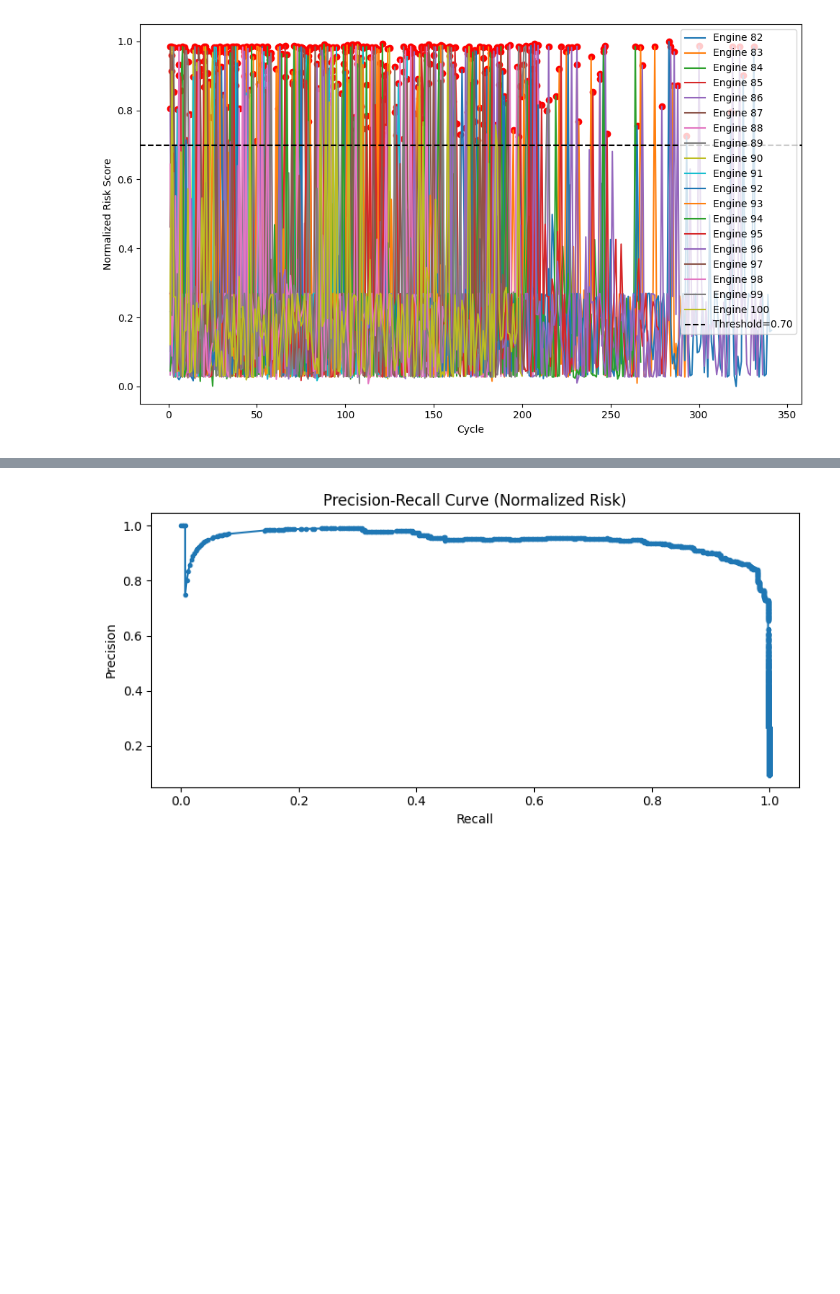
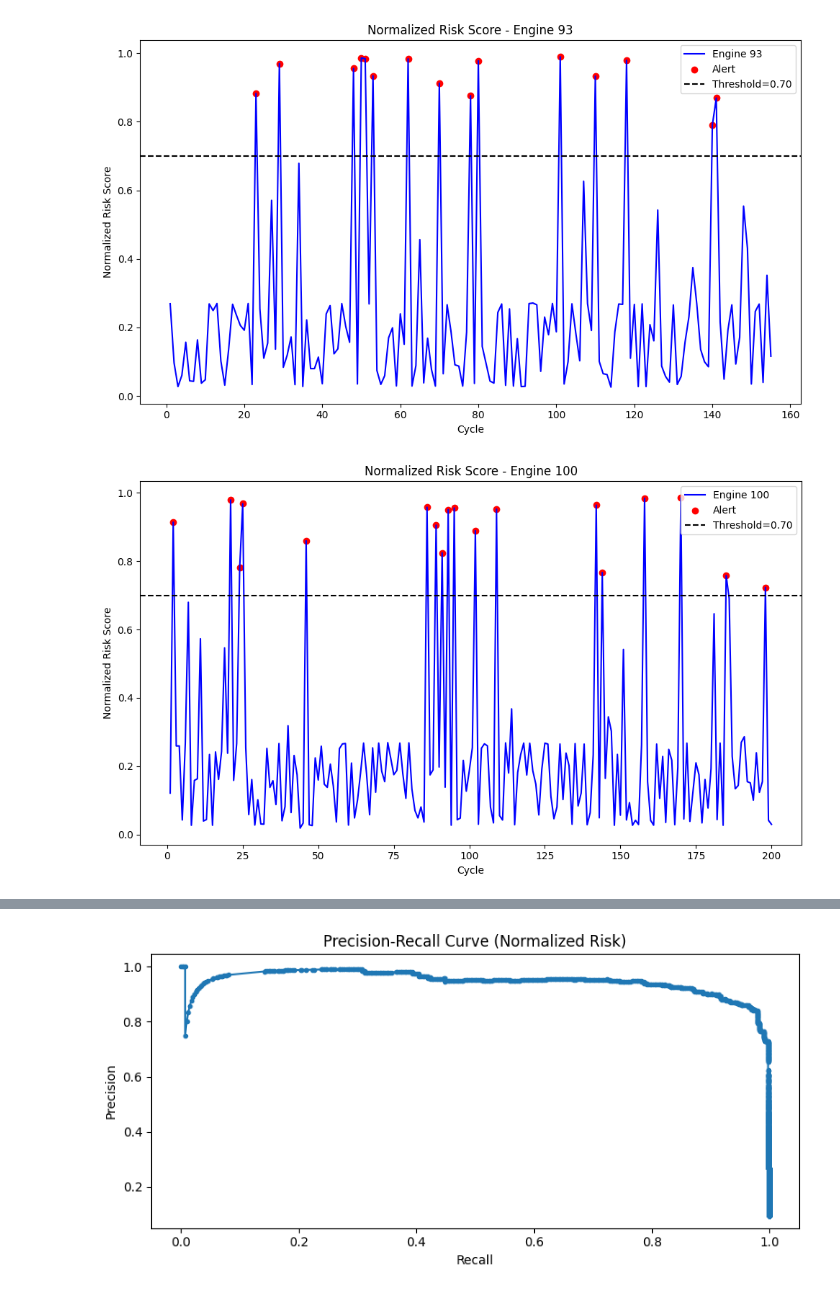
Before and after one commit to Dristro/ML_Project, a Jupyter notebook: G_007_053_055_132_199/code/Phase_4/Phase_4_pls_work.ipynb, the cells around one changed output, grey strips where cells are left out. Drawn from its saved outputs; the diff is of its cells as text; code cells hidden in the pictures; blank space fills up the shorter version.

```diff
--- a/G_007_053_055_132_199/code/Phase_4/Phase_4_pls_work.ipynb
+++ b/G_007_053_055_132_199/code/Phase_4/Phase_4_pls_work.ipynb
@@ -88,32 +88,49 @@ alerts_dynamic = normalized_risk_score > dynamic_threshold
 # %%
 ##########################################################
 # STEP 6: Visualization over time for selected engines
 ##########################################################
 df_full = pd.read_csv('../Phase_1/train_FD001_phase_1.csv')
 df_full.rename(columns={'Num cycles': 'cycle'}, inplace=True)
 
 # align predictions to last N cycles
 df_tail = df_full.tail(len(X_test)).copy()
 
 df_tail['Stage_4_Prob'] = stage_4_probs
 df_tail['Avg_Time_Left'] = avg_time_left
 df_tail['Risk_Score'] = risk_score
 df_tail['Normalized_Risk_Score'] = normalized_risk_score
 df_tail['Alert'] = alerts
 df_tail['Alert_Dynamic'] = alerts_dynamic
 
-# Plot Normalized Risk Score
-plt.figure(figsize=(10,6))
-for eng in df_tail['Engine no'].unique():
+import random
+import matplotlib.pyplot as plt
+
+# Get all unique engine IDs
+all_engines = df_tail['Engine no'].unique()
+
+# Randomly select 10 engines
+selected_engines = random.sample(list(all_engines), 10)
+
+# Plot each engine separately
+for i, eng in enumerate(selected_engines):
     eng_data = df_tail[df_tail['Engine no'] == eng]
-    plt.plot(eng_data['cycle'], eng_data['Normalized_Risk_Score'], label=f'Engine {eng}')
+
+    plt.figure(figsize=(10,6))
+    plt.plot(eng_data['cycle'], eng_data['Normalized_Risk_Score'], label=f'Engine {eng}', color='blue')
+
+    # Highlight alerts
     over = eng_data[eng_data['Alert']]
-    plt.scatter(over['cycle'], over['Normalized_Risk_Score'], color='red')
-plt.axhline(fixed_threshold, color='black', linestyle='--', label=f'Threshold={fixed_threshold:.2f}')
-plt.xlabel('Cycle')
-plt.ylabel('Normalized Risk Score')
-plt.legend()
-plt.tight_layout()
-plt.show()
+    plt.scatter(over['cycle'], over['Normalized_Risk_Score'], color='red', label='Alert')
+
+    # Threshold line
+    plt.axhline(fixed_threshold, color='black', linestyle='--', label=f'Threshold={fixed_threshold:.2f}')
+
+    plt.xlabel('Cycle')
+    plt.ylabel('Normalized Risk Score')
+    plt.title(f'Normalized Risk Score - Engine {eng}')
+    plt.legend()
+    plt.tight_layout()
+    plt.show()
 # %% [output]
-[figure, old version]
+[figure, new version]
+[figure, added]
```
Also changed, not shown: parts of 4 cells of this notebook.
